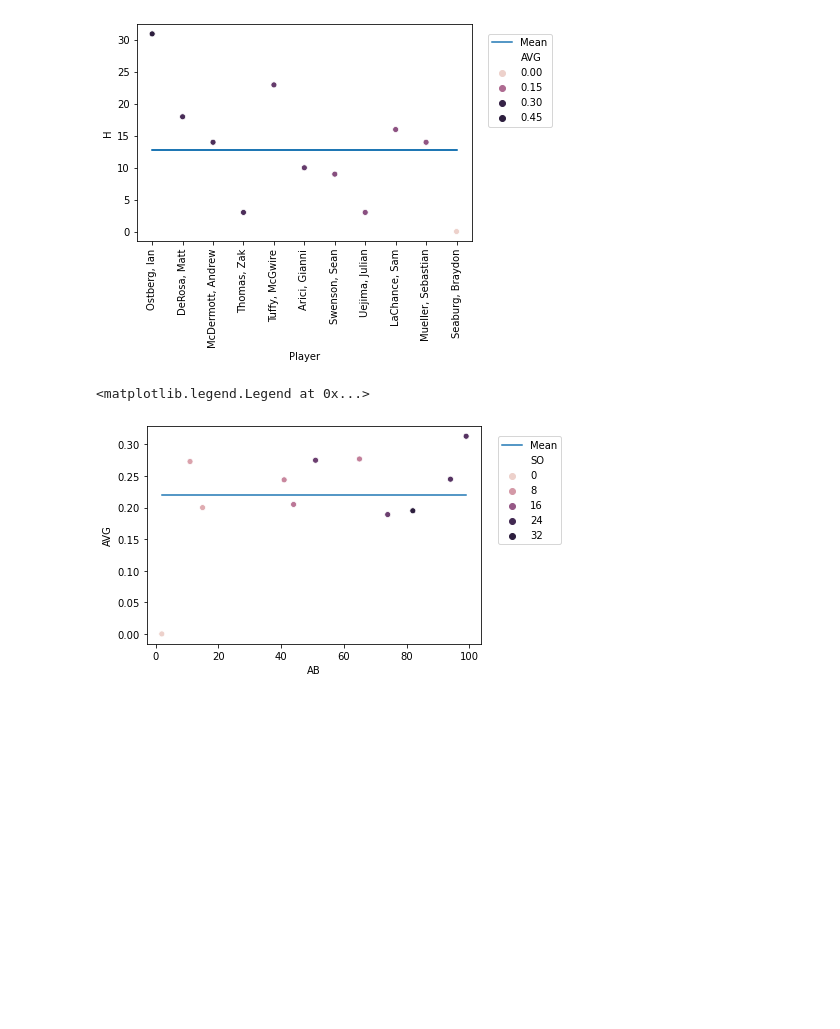
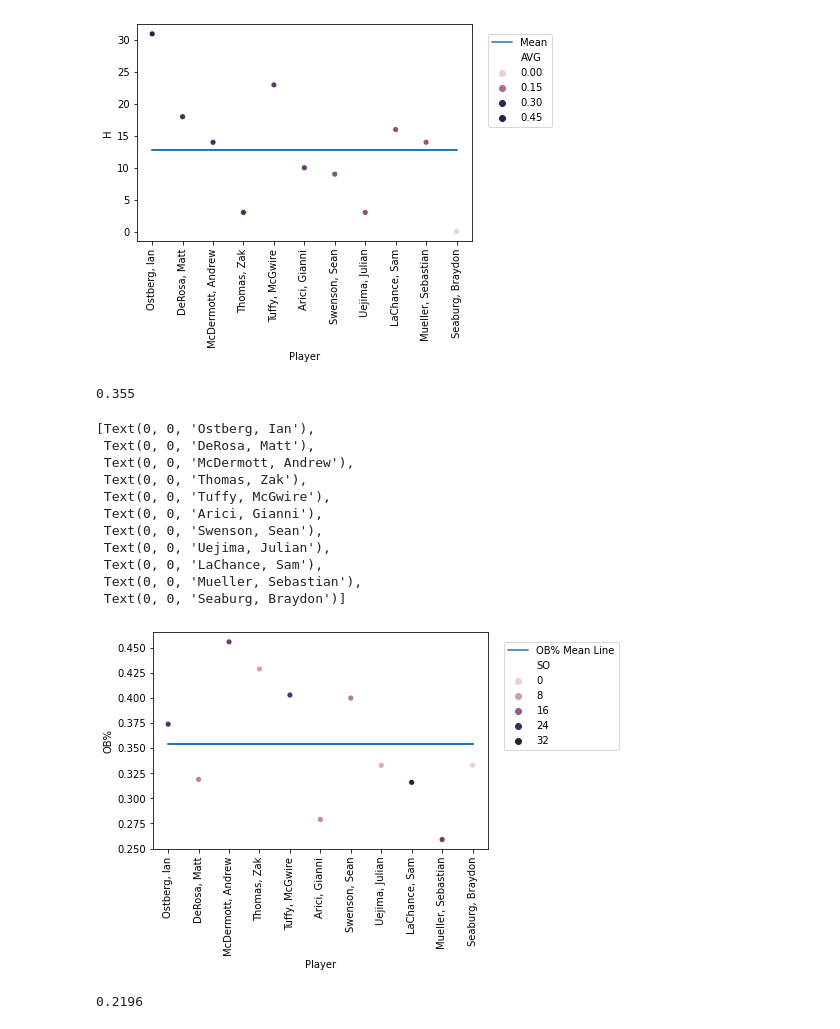
Before and after one commit to MicahlDeRosa/Baseball_stats, a Jupyter notebook: updated_data.ipynb, the cells around one changed output. Cells and saved outputs as stored; diff of their text form; code cells hidden in the pictures; blank space fills up the shorter version.

Commit message:
looking at more data

```diff
--- a/updated_data.ipynb
+++ b/updated_data.ipynb
@@ -184,14 +184,34 @@ model_2.set_yticks(range(0,35,5))$
  <matplotlib.axis.YTick at 0x...>,
  <matplotlib.axis.YTick at 0x...>]
 [figure]
+# %%
+mean_OB = under100['OB%'].mean()
+round(mean_OB,3)
+# %% [output]
+0.355
 # %%
 #Making a scatter plot to show H(Hits)
-model_4 = sb.scatterplot(data=under100, x = "AB", y ='AVG', hue='SO')
+model_4 = sb.scatterplot(data=under100, x = "Player", y ='OB%', hue='SO')
 
 #ploting mean a line
-mean_line2 = sb.lineplot(x='AB', y=mean_avg, data=under100, label='Mean', linestyle='--')
+mean_line2 = sb.lineplot(x='Player', y=mean_OB, data=under100, label='OB% Mean Line', linestyle='--')
 plt.legend(bbox_to_anchor=(1.02, 1), loc='upper left', borderaxespad=1)
-#model_4.set_xticklabels(under100['Player'], rotation=90 )
+model_4.set_xticklabels(under100['Player'], rotation=90 )
 # %% [output]
-<matplotlib.legend.Legend at 0x...>
+[Text(0, 0, 'Ostberg, Ian'),
+ Text(0, 0, 'DeRosa, Matt'),
+ Text(0, 0, 'McDermott, Andrew'),
+ Text(0, 0, 'Thomas, Zak'),
+ Text(0, 0, 'Tuffy, McGwire'),
+ Text(0, 0, 'Arici, Gianni'),
+ Text(0, 0, 'Swenson, Sean'),
+ Text(0, 0, 'Uejima, Julian'),
+ Text(0, 0, 'LaChance, Sam'),
+ Text(0, 0, 'Mueller, Sebastian'),
+ Text(0, 0, 'Seaburg, Braydon')]
-[figure, old version]
+[figure, new version]
+# %%
+mean_avg = under100['AVG'].mean()
+round(mean_avg,4)
+# %% [output]
+0.2196
```
Also changed, not shown: parts of 1 cell of this notebook.
